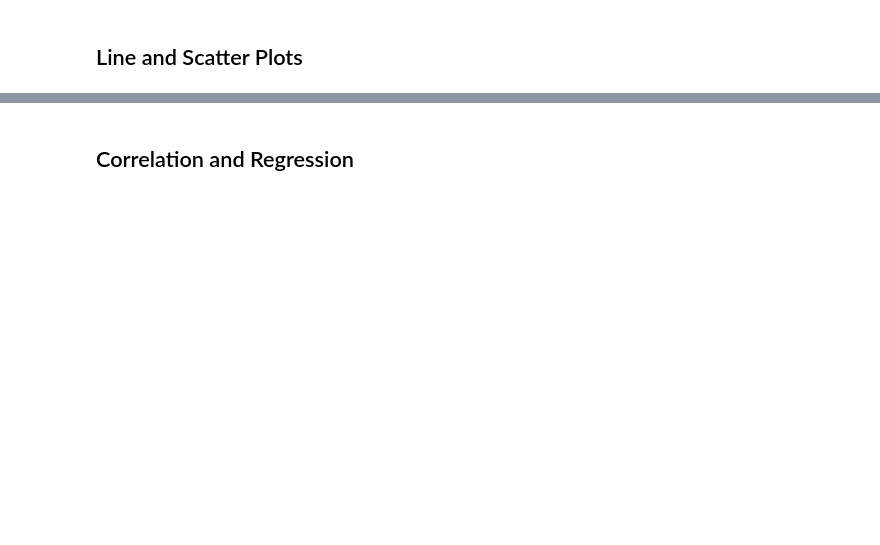
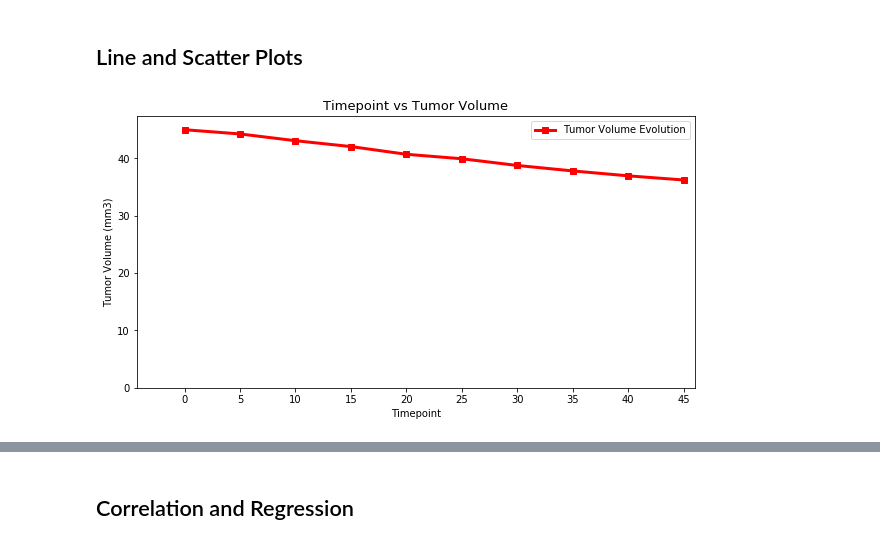
Before and after one commit to azpunit/Matplotlib-challenge, a Jupyter notebook: pymaceuticals.ipynb, the cells around one changed output, grey strips where cells are left out. Saved outputs shown, nothing was run; the diff lists cells and outputs as text; code cells hidden in the pictures; blank space fills up the shorter version.

```diff
--- a/pymaceuticals.ipynb
+++ b/pymaceuticals.ipynb
@@ -338,0 +418,24 @@ for drug in final_last:
+# %%
+# Generate a line plot of time point versus tumor volume for a mouse treated with Capomulin
+columns = ["Mouse ID", "Drug Regimen", "Sex", "Age_months", "Weight (g)", "Timepoint", "Tumor Volume (mm3)", "Metastatic Sites"]
+clean_w914_study = clean_mouse_study.loc[clean_mouse_study["Mouse ID"] == "w914", columns]
+raw_timepoint_list = clean_w914_study["Timepoint"]
+tumor_volume_list = clean_w914_study["Tumor Volume (mm3)"]
+
+plt.figure(figsize=(10,5))
+tumor_volume_per_timepoint_line = plt.plot(raw_tumor_volume_per_timepoint["Timepoint"], raw_tumor_volume_per_timepoint["Tumor Volume (mm3)"],
+                                           marker="s", color="red", label="Tumor Volume Evolution", linewidth=3)
+
+plt.legend(loc="best")
+plt.xticks(raw_timepoint_list, rotation="horizontal")
+
+plt.ylim(0, max(tumor_volume_list)+1.5)
+plt.xlim(-4.3, max(timepoint_list)+1)
+
+plt.title("Timepoint vs Tumor Volume", fontsize=13)
+plt.xlabel("Timepoint")
+plt.ylabel("Tumor Volume (mm3)")
+
+plt.show()
+# %% [output]
+[figure, added]
```
Also changed, not shown: parts of 9 cells of this notebook, 2 other files.
